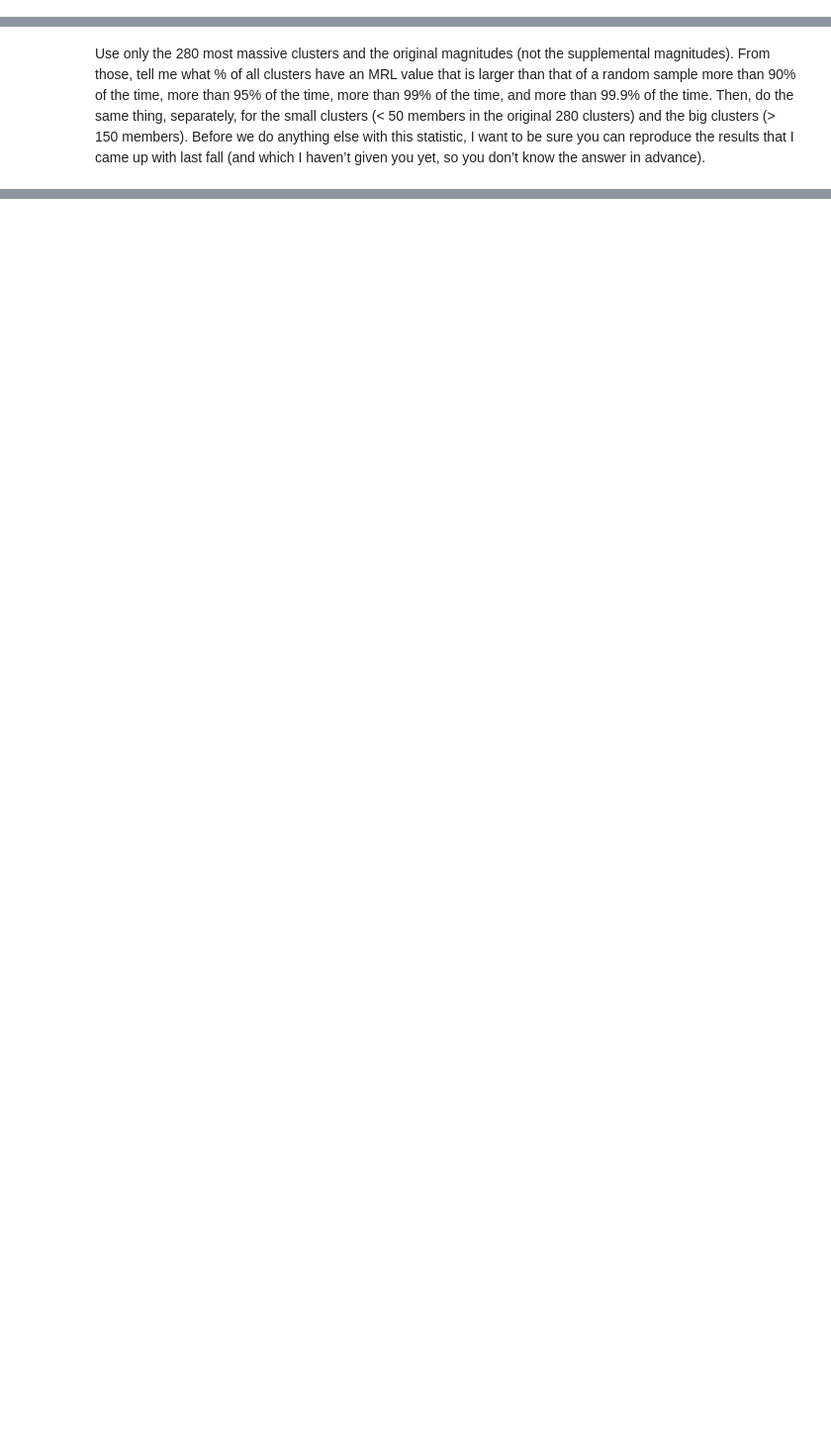
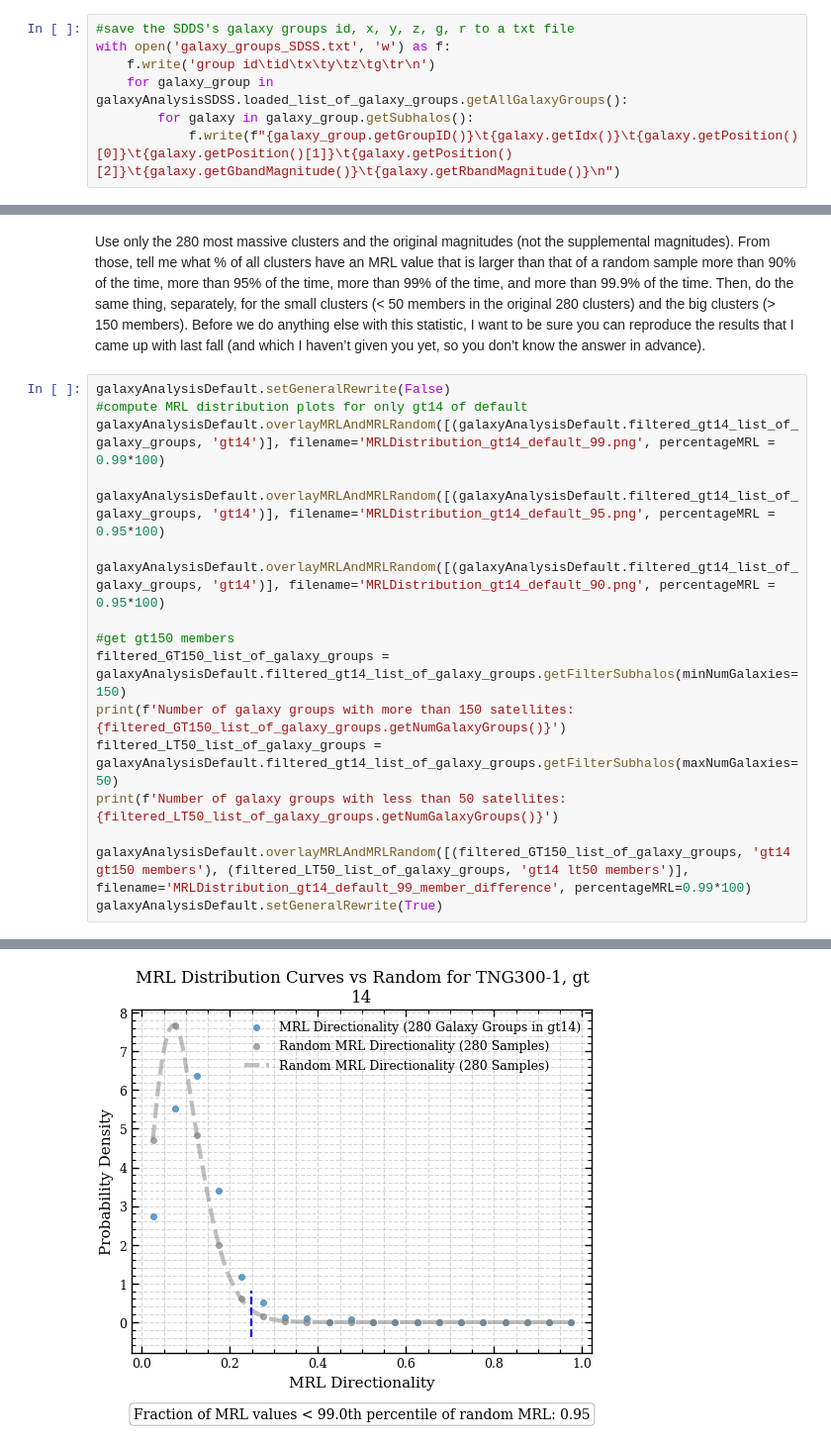
Before and after one commit to poulinal/sat-lopsidedness, a Jupyter notebook: src/myproject/redshiftGalaxyGroup copy 3.ipynb, the cells around one changed output, grey strips where cells are left out. Shown at 99% size. Saved outputs shown, nothing was run; the diff lists cells and outputs as text; blank space fills up the shorter version.

```diff
--- a/src/myproject/redshiftGalaxyGroup copy 3.ipynb
+++ b/src/myproject/redshiftGalaxyGroup copy 3.ipynb
@@ -25,2 +239,9 @@ Using all the galaxies in the simulation, make a plot of the number of galaxies
 # %% [markdown]
 I know this will be a huge file, but there will be room to dump it into the OneDrive folder.  Make a file where each line of the file corresponds to an individual galaxy (of cosmological origin) and the columns are: 1) x-coordinate in the database, 2) y-coordinate in the database, 3) z-coordinate in the database, 4) g-band magnitude from the supplemental catalog, 5) r-band magnitude from the supplemental catalog.  I’d like to play around with that file a bit myself to see if I can reproduce your intriguing P(Delta phi) results.  I think you have write permission for the OneDrive folder that has all the background reading info in it.  If it doesn’t allow you to write, let me know and we’ll figure out another way for me to get the file.
+# %%
+#save the SDDS's galaxy groups id, x, y, z, g, r to a txt file
+with open('galaxy_groups_SDSS.txt', 'w') as f:
+    f.write('group id\tid\tx\ty\tz\tg\tr\n')
+    for galaxy_group in galaxyAnalysisSDSS.loaded_list_of_galaxy_groups.getAllGalaxyGroups():
+        for galaxy in galaxy_group.getSubhalos():
+            f.write(f"{galaxy_group.getGroupID()}\t{galaxy.getIdx()}\t{galaxy.getPosition()[0]}\t{galaxy.getPosition()[1]}\t{galaxy.getPosition()[2]}\t{galaxy.getGbandMagnitude()}\t{galaxy.getRbandMagnitude()}\n")
@@ -27,2 +250,20 @@ I know this will be a huge file, but there will be room to dump it into the OneD
 # %% [markdown]
 Use only the 280 most massive clusters and the original magnitudes (not the supplemental magnitudes).  From those, tell me what % of all clusters have an MRL value that is larger than that of a random sample more than 90% of the time, more than 95% of the time, more than 99% of the time, and more than 99.9% of the time.  Then, do the same thing, separately, for the small clusters (< 50 members in the original 280 clusters) and the big clusters (> 150 members).  Before we do anything else with this statistic, I want to be sure you can reproduce the results that I came up with last fall (and which I haven’t given you yet, so you don’t know the answer in advance).
+# %%
+galaxyAnalysisDefault.setGeneralRewrite(False)
+#compute MRL distribution plots for only gt14 of default
+galaxyAnalysisDefault.overlayMRLAndMRLRandom([(galaxyAnalysisDefault.filtered_gt14_list_of_galaxy_groups, 'gt14')], filename='MRLDistribution_gt14_default_99.png', percentageMRL = 0.99*100)
+
+galaxyAnalysisDefault.overlayMRLAndMRLRandom([(galaxyAnalysisDefault.filtered_gt14_list_of_galaxy_groups, 'gt14')], filename='MRLDistribution_gt14_default_95.png', percentageMRL = 0.95*100)
+
+galaxyAnalysisDefault.overlayMRLAndMRLRandom([(galaxyAnalysisDefault.filtered_gt14_list_of_galaxy_groups, 'gt14')], filename='MRLDistribution_gt14_default_90.png', percentageMRL = 0.95*100)
+
+#get gt150 members
+filtered_GT150_list_of_galaxy_groups = galaxyAnalysisDefault.filtered_gt14_list_of_galaxy_groups.getFilterSubhalos(minNumGalaxies=150)
+print(f'Number of galaxy groups with more than 150 satellites: {filtered_GT150_list_of_galaxy_groups.getNumGalaxyGroups()}')
+filtered_LT50_list_of_galaxy_groups = galaxyAnalysisDefault.filtered_gt14_list_of_galaxy_groups.getFilterSubhalos(maxNumGalaxies=50)
+print(f'Number of galaxy groups with less than 50 satellites: {filtered_LT50_list_of_galaxy_groups.getNumGalaxyGroups()}')
+
+galaxyAnalysisDefault.overlayMRLAndMRLRandom([(filtered_GT150_list_of_galaxy_groups, 'gt14 gt150 members'), (filtered_LT50_list_of_galaxy_groups, 'gt14 lt50 members')], filename='MRLDistribution_gt14_default_99_member_difference', percentageMRL=0.99*100)
+galaxyAnalysisDefault.setGeneralRewrite(True)
+# %% [output]
@@ -28,0 +309 @@ Use only the 280 most massive clusters and the original magnitudes (not the supp
+[figure, added]
```
Also changed, not shown: parts of 20 cells of this notebook, 10 other files.
